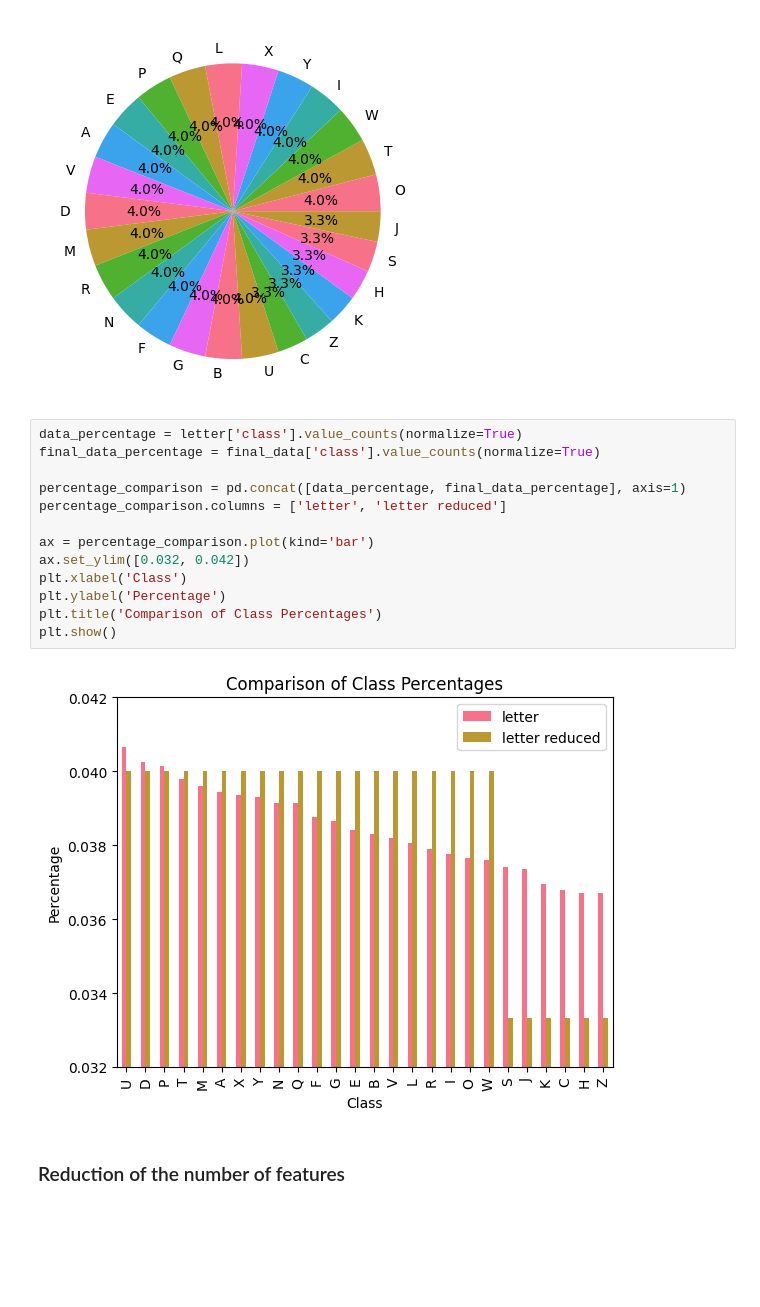
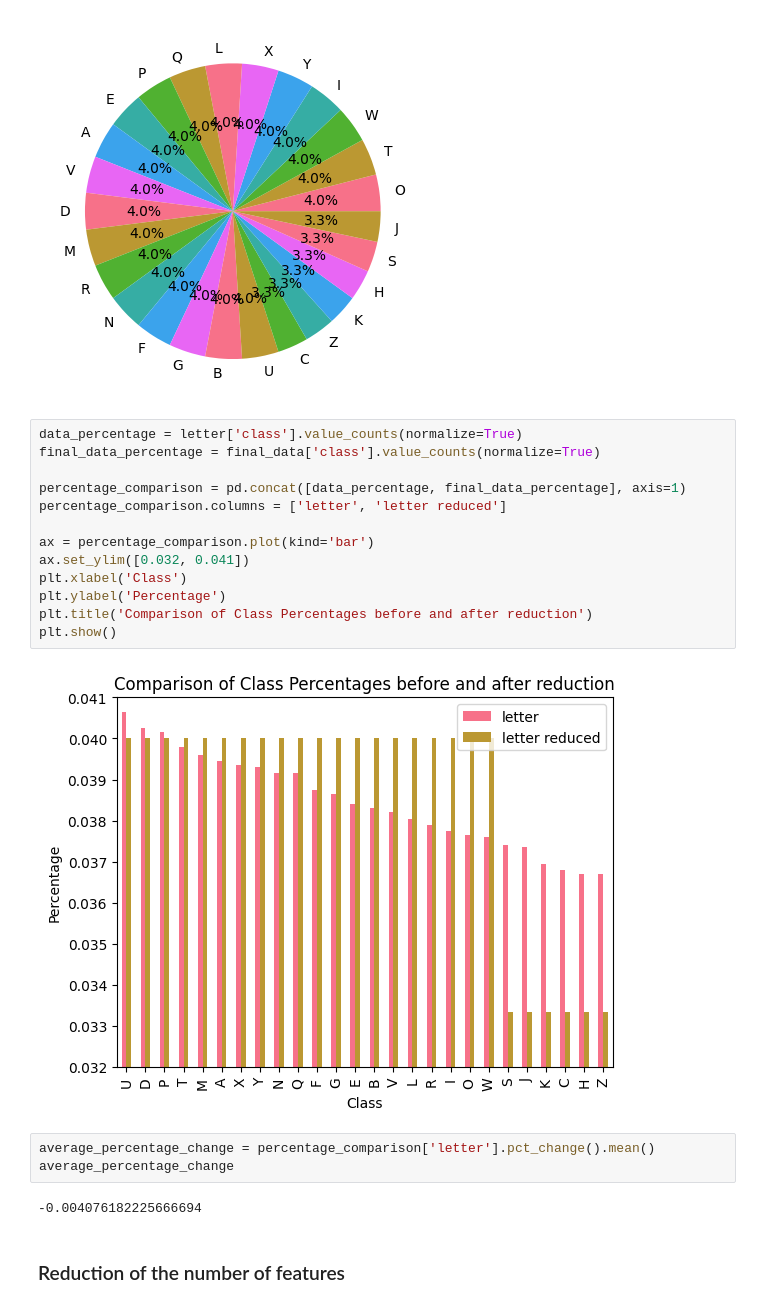
Before and after one commit to kiko-serra/CRAI, a Jupyter notebook: letter.ipynb, the cells around one changed output. Cells and saved outputs as stored; diff of their text form; blank space fills up the shorter version.

Commit message:
Test algo for letter with full dataset

```diff
--- a/letter.ipynb
+++ b/letter.ipynb
@@ -130,18 +128,23 @@ plt.show()
 # %%
 data_percentage = letter['class'].value_counts(normalize=True)
 final_data_percentage = final_data['class'].value_counts(normalize=True)
 
 percentage_comparison = pd.concat([data_percentage, final_data_percentage], axis=1)
 percentage_comparison.columns = ['letter', 'letter reduced']
 
 ax = percentage_comparison.plot(kind='bar')
-ax.set_ylim([0.032, 0.042])
+ax.set_ylim([0.032, 0.041])
 plt.xlabel('Class')
 plt.ylabel('Percentage')
-plt.title('Comparison of Class Percentages')
+plt.title('Comparison of Class Percentages before and after reduction')
 plt.show()
 # %% [output]
-[figure, old version]
+[figure, new version]
+# %%
+average_percentage_change = percentage_comparison['letter'].pct_change().mean()
+average_percentage_change
+# %% [output]
+-0.004076182225666694
 # %% [markdown]
 ### Reduction of the number of features
 # %%
```
Also changed, not shown: parts of 17 cells of this notebook, 2 other files.
